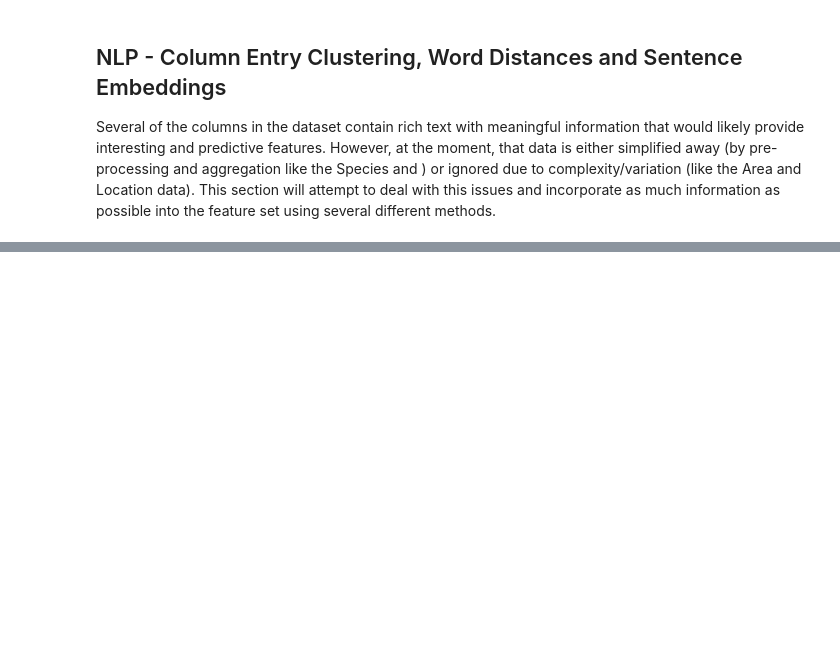
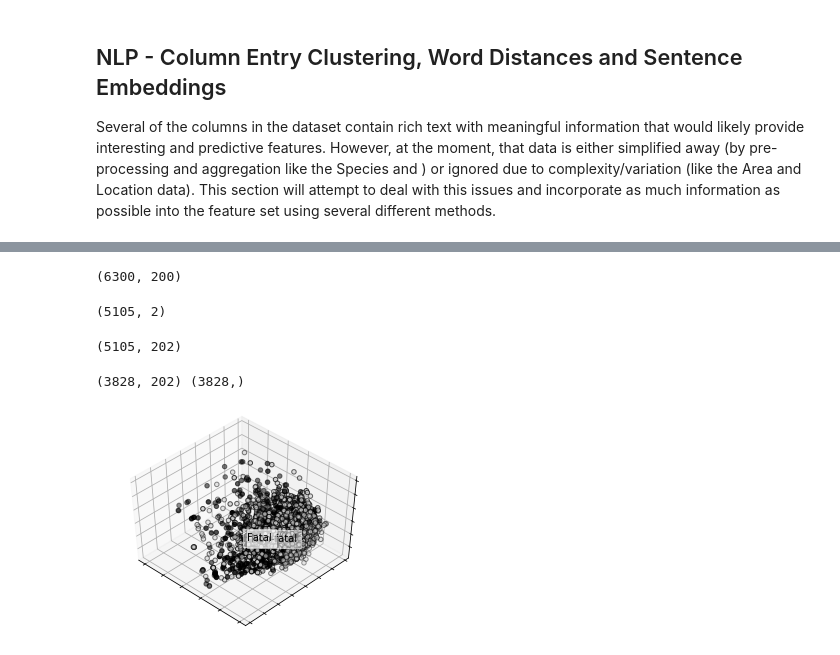
Before and after one commit to sometechchick/ml-dl-ai-learnings, a Jupyter notebook: bigdata_bigsharks/bigdata_bigsharks.ipynb, the cells around one changed output, grey strips where cells are left out. Cells and saved outputs as stored; diff of their text form; code cells hidden in the pictures; blank space fills up the shorter version.

```diff
--- a/bigdata_bigsharks/bigdata_bigsharks.ipynb
+++ b/bigdata_bigsharks/bigdata_bigsharks.ipynb
@@ -1738,8 +1623,0 @@ for index, row in free_text_cols.iterrows():
-# %%
-#text represents our raw text document
-
-doc = nlp(text_doc)
-sentences = []
-for i in doc.sents:
-    if len(i) > 1:
-        sentences.append(i.string.strip()) #tokenize into sentences
@@ -1751,0 +1633,32 @@ NameError: name 'hub' is not defined
+# %%
+pca_output = y_pca
+# %%
+pca_output.shape
+# %% [output]
+(6300, 200)
+# %%
+cont_var_data[:pca_output.shape[0]].shape
+# %% [output]
+(5105, 2)
+# %%
+exp5_data = np.zeros([cont_var_data.shape[0], cont_var_data.shape[1] + pca_output.shape[1]])
+j = 0
+for i in cont_var_data.index:
+    exp5_data[j,:2] = cont_var_data.loc[i,:]
+    exp5_data[j, 2:] = pca_output[i, :]
+    j += 1
+    #exp5_data[]
+# %%
+exp5_data.shape
+# %% [output]
+(5105, 202)
+# %%
+# Since this experiment recycles the continuous values from Experiment 3
+exp5_train_x, exp5_test_x, exp5_train_y, exp5_test_y = train_test_split(exp5_data, exp3_labels)
+print(exp5_train_x.shape, exp5_train_y.shape)
+# %% [output]
+(3828, 202) (3828,)
+# %%
+three_dee_pca_plotter(exp5_train_x, exp5_train_y, [('Non-fatal', 0), ('Fatal', 1)])
+# %% [output]
+[figure, added]
```
Also changed, not shown: parts of 94 cells of this notebook, 2 other files.
